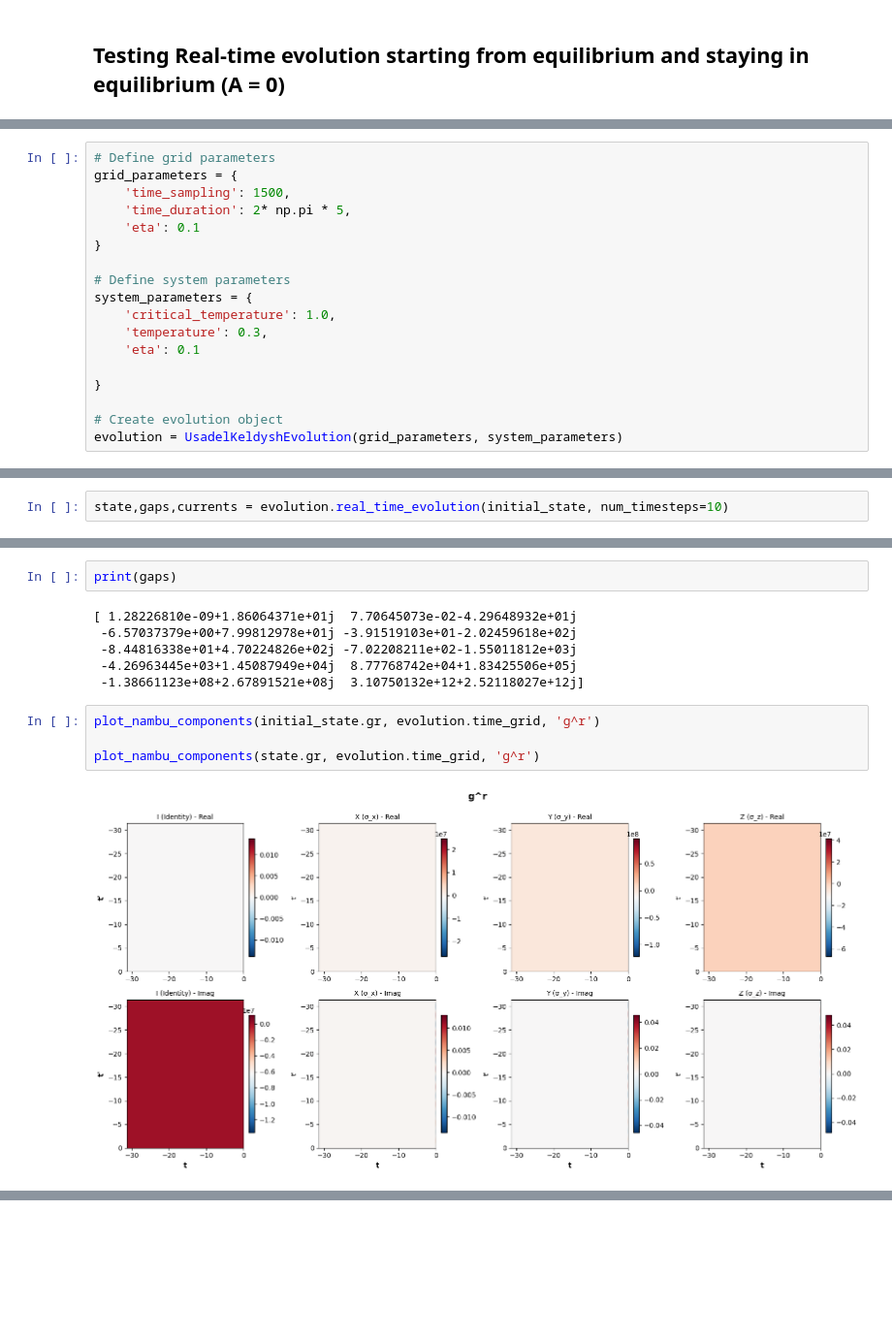
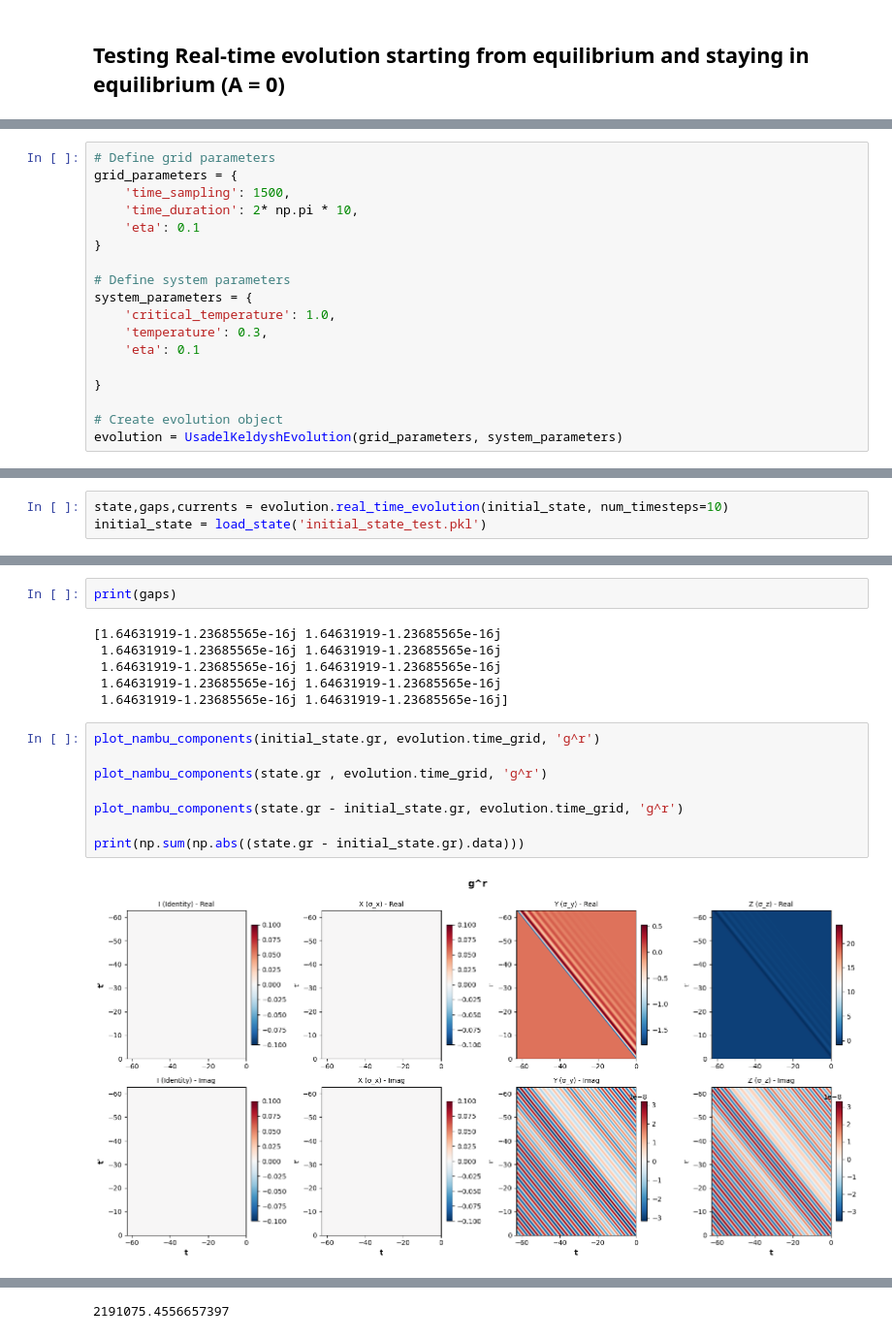
Before and after one commit to j-curtis/psBQP, a Jupyter notebook: code_testing.ipynb, the cells around one changed output, grey strips where cells are left out. Shown at 97% size. Saved outputs shown, nothing was run; the diff lists cells and outputs as text; blank space fills up the shorter version.

```diff
--- a/code_testing.ipynb
+++ b/code_testing.ipynb
@@ -480,7 +503,7 @@ State loaded from: /home/filip/Documents/Research/Superconducting_vortices/Keldy
 # Define grid parameters
 grid_parameters = {
     'time_sampling': 1500,
-    'time_duration': 2* np.pi * 5,
+    'time_duration': 2* np.pi * 10,
     'eta': 0.1
 }
 
@@ -503,2 +523,3 @@ WARNING: eta = 0.1000 is smaller than recommended value 0.1592
 # %%
 state,gaps,currents = evolution.real_time_evolution(initial_state, num_timesteps=10)
+initial_state = load_state('initial_state_test.pkl')
@@ -505,14 +531,18 @@ state,gaps,currents = evolution.real_time_evolution(initial_state, num_timesteps
 # %%
 print(gaps)
 # %% [output]
-[ 1.28226810e-09+1.86064371e+01j  7.70645073e-02-4.29648932e+01j
- -6.57037379e+00+7.99812978e+01j -3.91519103e+01-2.02459618e+02j
- -8.44816338e+01+4.70224826e+02j -7.02208211e+02-1.55011812e+03j
- -4.26963445e+03+1.45087949e+04j  8.77768742e+04+1.83425506e+05j
- -1.38661123e+08+2.67891521e+08j  3.10750132e+12+2.52118027e+12j]
+[1.64631919-1.23685565e-16j 1.64631919-1.23685565e-16j
+ 1.64631919-1.23685565e-16j 1.64631919-1.23685565e-16j
+ 1.64631919-1.23685565e-16j 1.64631919-1.23685565e-16j
+ 1.64631919-1.23685565e-16j 1.64631919-1.23685565e-16j
+ 1.64631919-1.23685565e-16j 1.64631919-1.23685565e-16j]
 # %%
 plot_nambu_components(initial_state.gr, evolution.time_grid, 'g^r')
 
-plot_nambu_components(state.gr, evolution.time_grid, 'g^r')
+plot_nambu_components(state.gr , evolution.time_grid, 'g^r')
+
+plot_nambu_components(state.gr - initial_state.gr, evolution.time_grid, 'g^r')
+
+print(np.sum(np.abs((state.gr - initial_state.gr).data)))
 # %% [output]
-[figure, old version]
+[figure, new version]
@@ -519 +551,2 @@ plot_nambu_components(state.gr, evolution.time_grid, 'g^r')
+2191075.4556657397
 # %%
```
Also changed, not shown: parts of 9 cells of this notebook, 3 other files.
